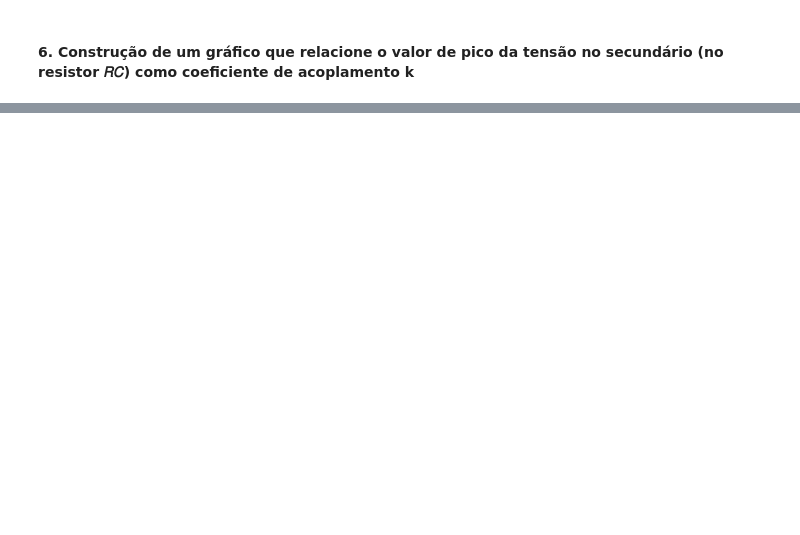
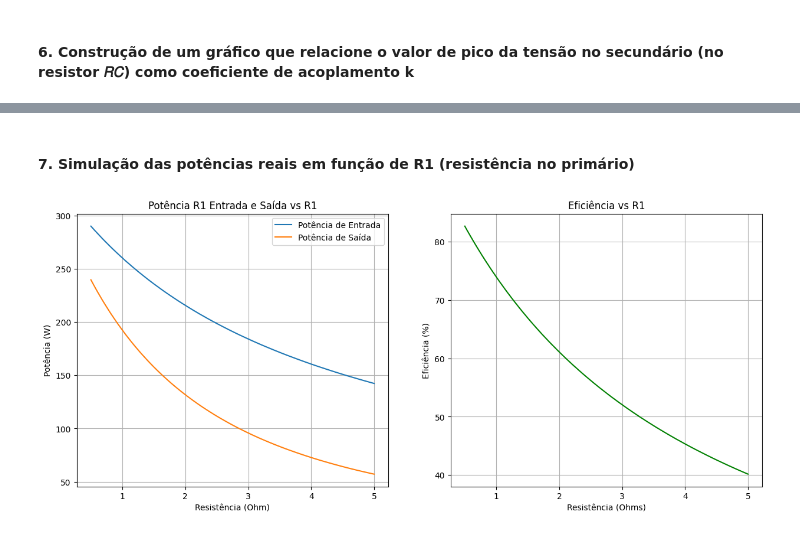
Before and after one commit to DeLucca990/Electromagnetism-Project, a Jupyter notebook: projeto/main.ipynb, the cells around one changed output, grey strips where cells are left out. Saved outputs shown, nothing was run; the diff lists cells and outputs as text; code cells hidden in the pictures; blank space fills up the shorter version.

```diff
--- a/projeto/main.ipynb
+++ b/projeto/main.ipynb
@@ -224,0 +238,62 @@ plt.show()
+# %% [markdown]
+#### 7. Simulação das potências reais em função de R1 (resistência no primário)
+# %%
+V1 = 50
+R1 = R2 = 0.5
+L1 = L2 = 300e-6
+C1 = C2 = 0.1e-6
+k = 0.1
+f = 1/(2*np.pi*np.sqrt(C1*L1))
+R1_values = np.linspace(R1, R1 + 4.5, 100) #VARIANDO 0.1
+
+P_in_list = []
+P_out_list = []
+efficiency_list = []
+
+for R in R1_values:
+    R1 = R
+    w = 2 * np.pi * f
+    if w == 0:
+        XC1 = XC2 = 0
+    else:
+        XL1 = w * L1 * 1j
+        XL2 = w * L2 * 1j
+        XC1 = 1 / (w * C1 * 1j)
+        XC2 = 1 / (w * C2 * 1j)
+    M = k * np.sqrt(L1 * L2)
+    XM = w * M * 1j
+    ZEQ = (RC * XC2) / (RC + XC2)
+
+    I1, I2 = CalcularTransformador(V1, ZEQ)
+    V2 = I2 * ZEQ
+    P_in = V1 * I1.conjugate() / 2
+    P_out = V2 * I2.conjugate() / 2
+
+    if P_in != 0:
+        efficiency = (P_out.real / P_in.real)*100
+    else:
+        efficiency = 0
+
+    P_in_list.append(P_in.real)
+    P_out_list.append(P_out.real)
+    efficiency_list.append(efficiency)
+
+fig, (ax1, ax2) = plt.subplots(1, 2, figsize=(15, 6))
+ax1.plot(R1_values, P_in_list, label='Potência de Entrada')
+ax1.plot(R1_values, P_out_list, label='Potência de Saída')
+ax1.set_xlabel('Resistência (Ohm)')
+ax1.set_ylabel('Potência (W)')
+ax1.set_title('Potência R1 Entrada e Saída vs R1')
+ax1.legend()
+ax1.grid(True)
+
+ax2.plot(R1_values, efficiency_list, label='Eficiência', color='green')
+ax2.set_xlabel('Resistência (Ohms)')
+ax2.set_ylabel('Eficiência (%)')
+ax2.set_title('Eficiência vs R1')
+ax2.grid(True)
+
+#plt.tight_layout()
+plt.show()
+# %% [output]
+[figure, added]
```
Also changed, not shown: parts of 6 cells of this notebook.
